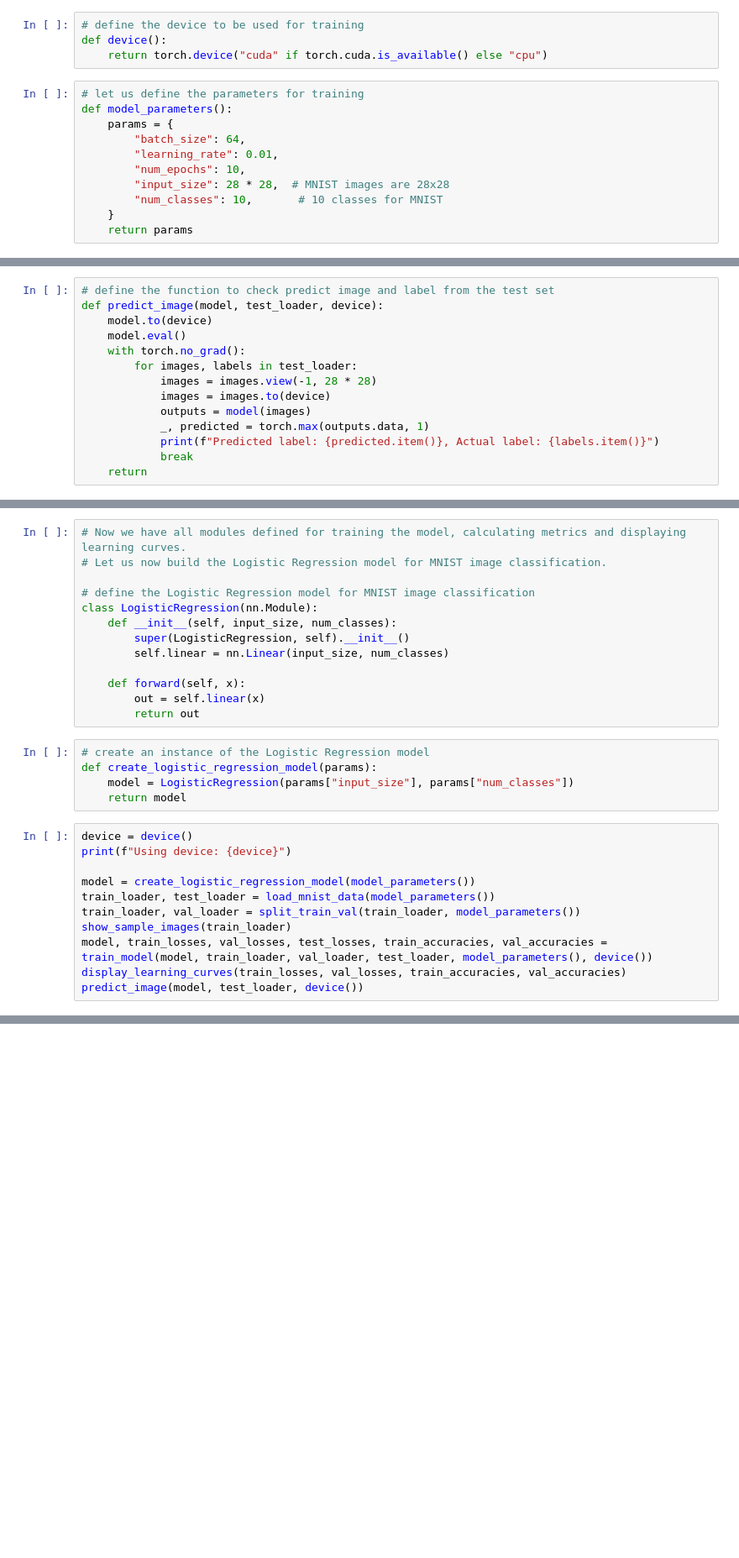
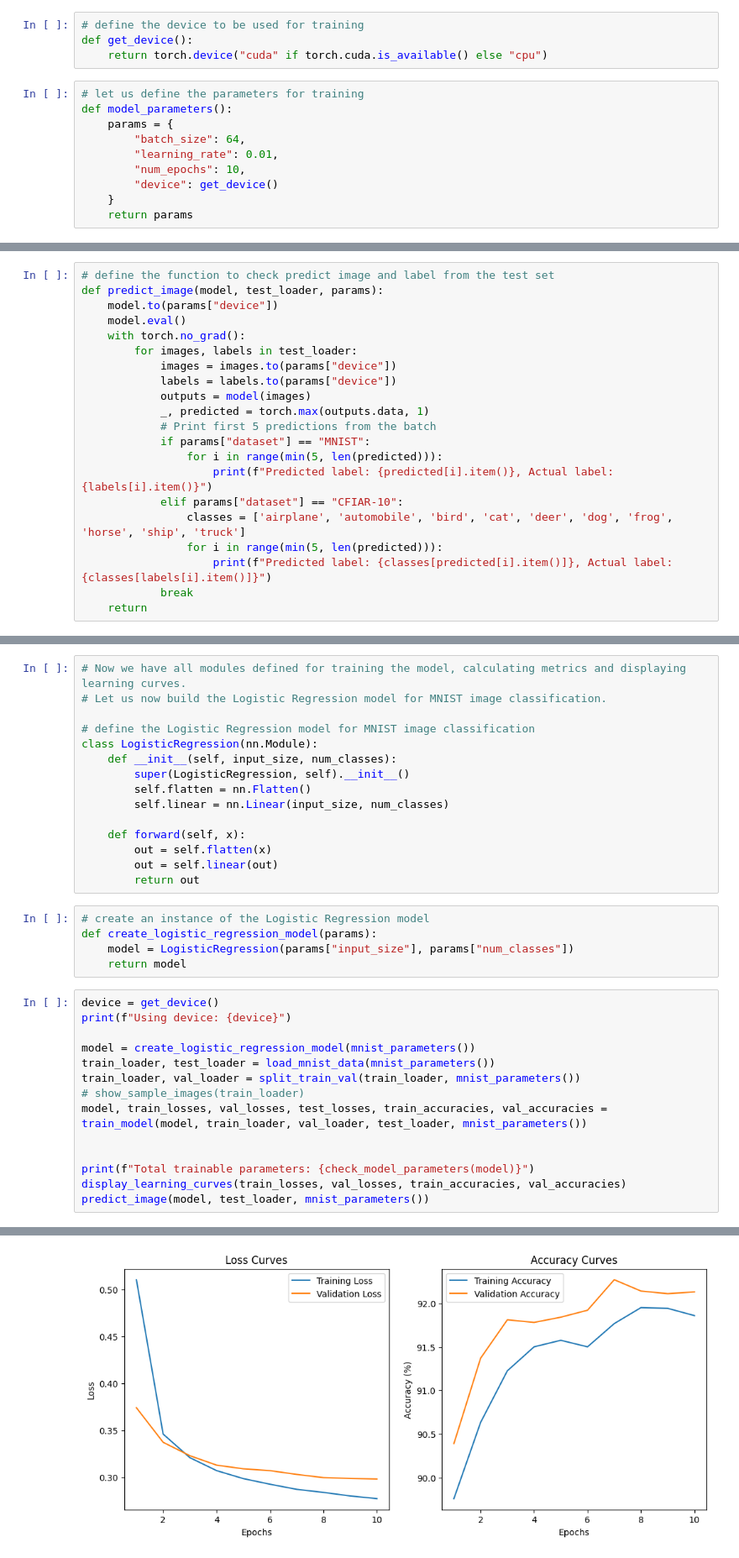
Before and after one commit to ArvetiChandraSekhar/image-classification-pytorch, a Jupyter notebook: Image-classification-pytorch.ipynb, the cells around one changed output, grey strips where cells are left out. Shown at 84% size. Saved outputs shown, nothing was run; the diff lists cells and outputs as text; blank space fills up the shorter version.

```diff
--- a/Image-classification-pytorch.ipynb
+++ b/Image-classification-pytorch.ipynb
@@ -51,7 +51,7 @@ from matplotlib import pyplot as plt
 import numpy as np
 # %%
 # define the device to be used for training
-def device():
+def get_device():
     return torch.device("cuda" if torch.cuda.is_available() else "cpu")
 # %%
 # let us define the parameters for training
@@ -60,7 +60,6 @@ def model_parameters():
         "batch_size": 64,
         "learning_rate": 0.01,
         "num_epochs": 10,
-        "input_size": 28 * 28,  # MNIST images are 28x28
-        "num_classes": 10,       # 10 classes for MNIST
+        "device": get_device()
     }
     return params
@@ -178,15 +222,22 @@ def train_model(model, train_loader, val_loader, test_loader, params, device):
     return model, train_losses, val_losses, test_losses, train_accuracies, val_accuracies
 # %%
 # define the function to check predict image and label from the test set
-def predict_image(model, test_loader, device):
-    model.to(device)
+def predict_image(model, test_loader, params):
+    model.to(params["device"])
     model.eval()
     with torch.no_grad():
         for images, labels in test_loader:
-            images = images.view(-1, 28 * 28)
-            images = images.to(device)
+            images = images.to(params["device"])
+            labels = labels.to(params["device"])
             outputs = model(images)
             _, predicted = torch.max(outputs.data, 1)
-            print(f"Predicted label: {predicted.item()}, Actual label: {labels.item()}")
+            # Print first 5 predictions from the batch
+            if params["dataset"] == "MNIST":
+                for i in range(min(5, len(predicted))):
+                    print(f"Predicted label: {predicted[i].item()}, Actual label: {labels[i].item()}")
+            elif params["dataset"] == "CFIAR-10":
+                classes = ['airplane', 'automobile', 'bird', 'cat', 'deer', 'dog', 'frog', 'horse', 'ship', 'truck']
+                for i in range(min(5, len(predicted))):
+                    print(f"Predicted label: {classes[predicted[i].item()]}, Actual label: {classes[labels[i].item()]}")
             break
     return
@@ -198,10 +253,12 @@ def predict_image(model, test_loader, device):
 class LogisticRegression(nn.Module):
     def __init__(self, input_size, num_classes):
         super(LogisticRegression, self).__init__()
+        self.flatten = nn.Flatten()
         self.linear = nn.Linear(input_size, num_classes)
 
     def forward(self, x):
-        out = self.linear(x)
+        out = self.flatten(x)
+        out = self.linear(out)
         return out
 # %%
 # create an instance of the Logistic Regression model
@@ -209,13 +266,17 @@ def create_logistic_regression_model(params):
     model = LogisticRegression(params["input_size"], params["num_classes"])
     return model
 # %%
-device = device()
+device = get_device()
 print(f"Using device: {device}")
 
-model = create_logistic_regression_model(model_parameters())
-train_loader, test_loader = load_mnist_data(model_parameters())
-train_loader, val_loader = split_train_val(train_loader, model_parameters())
-show_sample_images(train_loader)
-model, train_losses, val_losses, test_losses, train_accuracies, val_accuracies = train_model(model, train_loader, val_loader, test_loader, model_parameters(), device())
+model = create_logistic_regression_model(mnist_parameters())
+train_loader, test_loader = load_mnist_data(mnist_parameters())
+train_loader, val_loader = split_train_val(train_loader, mnist_parameters())
+# show_sample_images(train_loader)
+model, train_losses, val_losses, test_losses, train_accuracies, val_accuracies = train_model(model, train_loader, val_loader, test_loader, mnist_parameters())
+
+
+print(f"Total trainable parameters: {check_model_parameters(model)}")
 display_learning_curves(train_losses, val_losses, train_accuracies, val_accuracies)
-predict_image(model, test_loader, device())
+predict_image(model, test_loader, mnist_parameters())
+# %% [output]
@@ -221,0 +295 @@ predict_image(model, test_loader, device())
+[figure, added]
```
Also changed, not shown: parts of 21 cells of this notebook.
